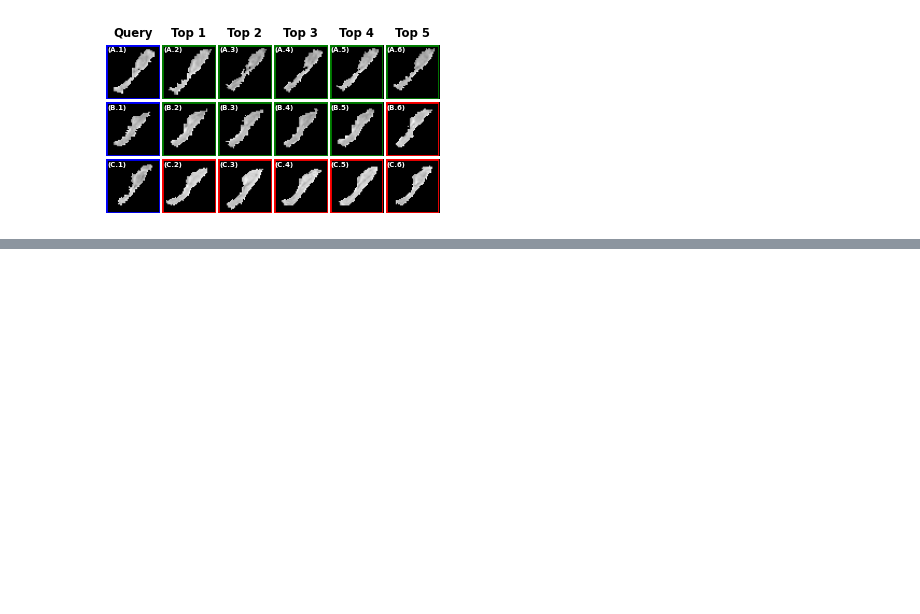
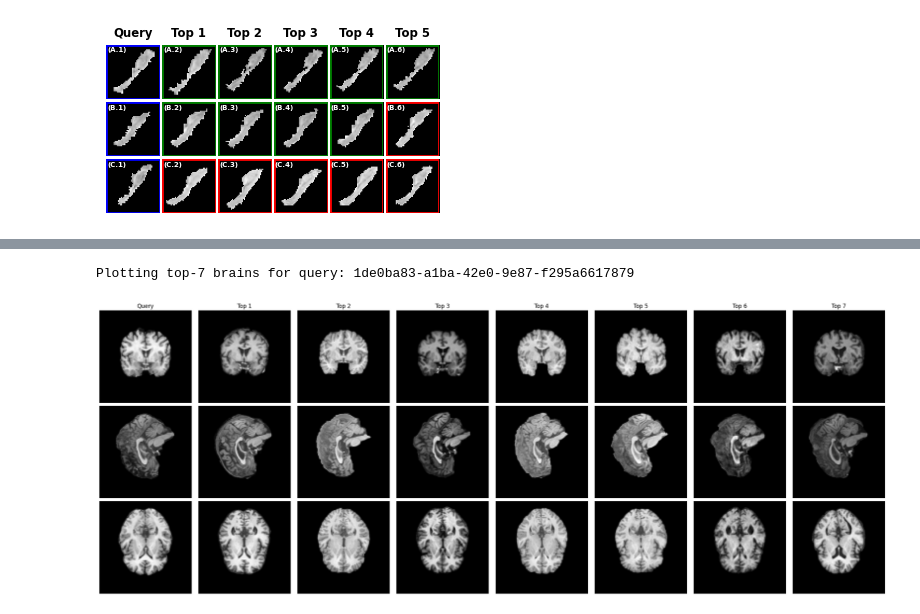
Before and after one commit to minnelab/NeuroCBIR, a Jupyter notebook: dev/notebooks/figures-maia-medium.ipynb, the cells around one changed output, grey strips where cells are left out. Cells and saved outputs as stored; diff of their text form; code cells hidden in the pictures; blank space fills up the shorter version.

```diff
--- a/dev/notebooks/figures-maia-medium.ipynb
+++ b/dev/notebooks/figures-maia-medium.ipynb
@@ -544,0 +767,72 @@ Other scans:
+# %%
+import nibabel as nib
+import matplotlib.pyplot as plt
+import numpy as np
+import pandas as pd
+
+data_path = "/home/maia-user/cifs/Datasets/"
+
+def plot_topk_brains(query_guid, topk, clinical_ds, retrieval_wb):
+    """
+    Plots axial, sagittal, coronal slices for:
+    - the query brain
+    - the top-k most similar retrieved brains
+    """
+    print(f"Plotting top-{topk} brains for query: {query_guid}")
+
+    # --- Locate the query row from the retrieval table ---
+    row = retrieval_wb[retrieval_wb["query"] == query_guid].iloc[0]
+    top_ids = [row[f"top{i+1}"] for i in range(topk)]
+
+    # --- Collect paths for query + retrieved samples ---
+    all_ids = [query_guid] + top_ids
+    paths = []
+    for sid in all_ids:
+        p = clinical_ds.loc[clinical_ds["GUID"] == sid, "brain"].values[0]
+        paths.append(os.path.join(data_path, p))
+
+    # --- Helper to load slices ---
+    def load_slices(path):
+        img = nib.load(path)
+        vol = img.get_fdata()
+
+        cx, cy, cz = np.array(vol.shape) // 2
+
+        axial = vol[:, :, cz]
+        sagittal = vol[cx, :, :]
+        coronal = vol[:, cy, :]
+
+        return axial.T, sagittal.T, coronal.T
+
+    # Load slices
+    slices = [load_slices(p) for p in paths]
+
+    # --- Plot ---
+    fig, axes = plt.subplots(3, len(paths), figsize=(3 * len(paths), 9))
+
+    titles = ["Query"] + [f"Top {i}" for i in range(1, len(paths))]
+
+    for col, (axial, sagittal, coronal) in enumerate(slices):
+        axes[0, col].imshow(axial, cmap="gray")
+        axes[0, col].set_title(titles[col])
+        axes[0, col].axis("off")
+
+        axes[1, col].imshow(sagittal, cmap="gray")
+        axes[1, col].axis("off")
+
+        axes[2, col].imshow(coronal, cmap="gray")
+        axes[2, col].axis("off")
+
+    plt.tight_layout()
+    plt.show()
+
+query_guid=retrieval_rb.iloc[3].query
+plot_topk_brains(
+    query_guid=query_guid,
+    topk=7,
+    clinical_ds=clinical_ds,
+    retrieval_wb=retrieval_rb
+)
+# %% [output]
+Plotting top-7 brains for query: 1de0ba83-a1ba-42e0-9e87-f295a6617879
+[figure, added]
```
Also changed, not shown: parts of 11 cells of this notebook, 3 other files.
